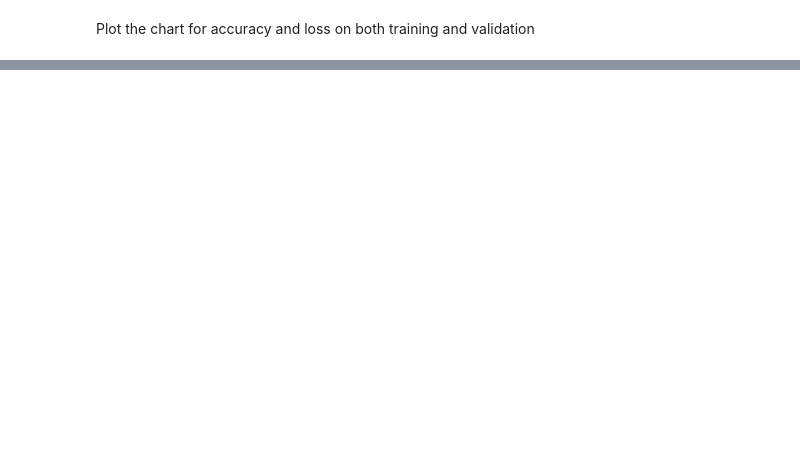
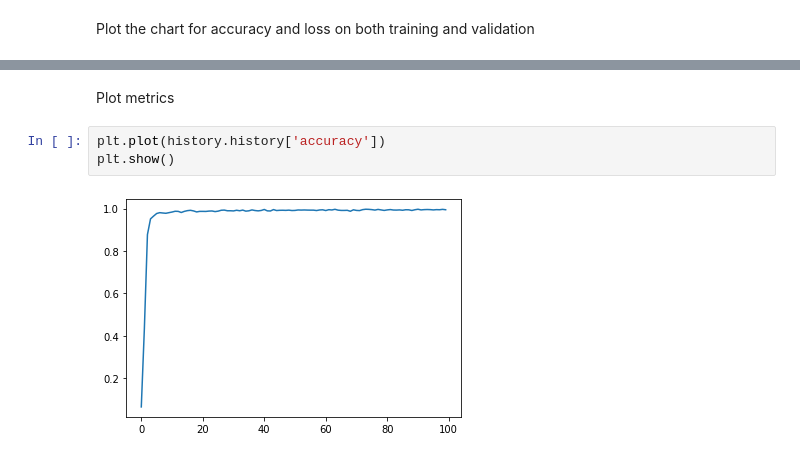
Before and after one commit to Hansen911/HandWritten_Aksara_Classification, a Jupyter notebook: Laporan Proyek Machine Learning - Hansen Jonathan.ipynb, the cells around one changed output, grey strips where cells are left out. Saved outputs shown, nothing was run; the diff lists cells and outputs as text; blank space fills up the shorter version.

```diff
--- a/Laporan Proyek Machine Learning - Hansen Jonathan.ipynb
+++ b/Laporan Proyek Machine Learning - Hansen Jonathan.ipynb
@@ -169,0 +170,7 @@ plt.show()
+# %% [markdown]
+Plot metrics
+# %%
+plt.plot(history.history['accuracy'])
+plt.show()
+# %% [output]
+[figure, added]
```
Also changed, not shown: parts of 3 cells of this notebook, 1 other file.
